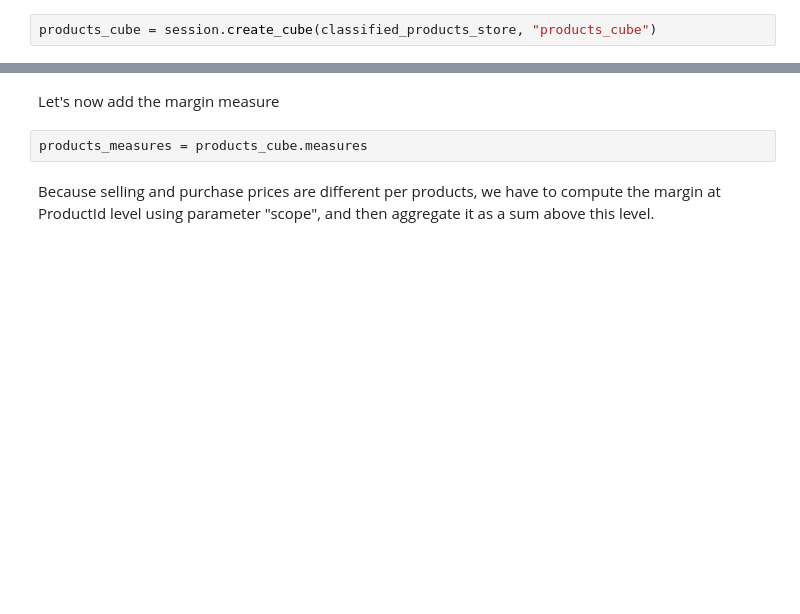
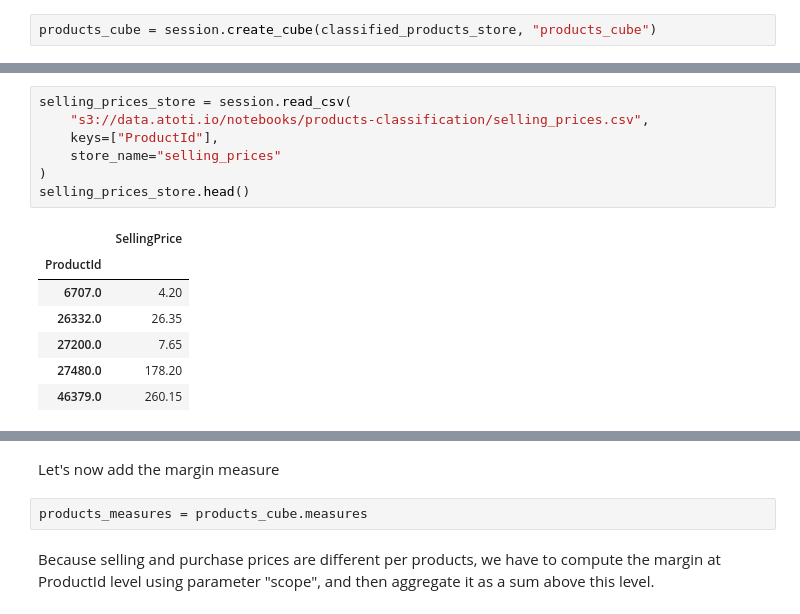
Before and after one commit to atoti/notebooks, a Jupyter notebook: retail/pricing-simulations-around-product-classes/main.ipynb, the cells around one changed output, grey strips where cells are left out. Drawn from its saved outputs; the diff is of its cells as text; blank space fills up the shorter version.

```diff
--- a/retail/pricing-simulations-around-product-classes/main.ipynb
+++ b/retail/pricing-simulations-around-product-classes/main.ipynb
@@ -74,0 +104,15 @@ Install the Atoti JupyterLab extension to see this widget.
+# %%
+selling_prices_store = session.read_csv(
+    "s3://data.atoti.io/notebooks/products-classification/selling_prices.csv",
+    keys=["ProductId"],
+    store_name="selling_prices"
+)
+selling_prices_store.head()
+# %% [output]
+|  | SellingPrice |
+| ProductId |  |
+| 6707.0 | 4.20 |
+| 26332.0 | 26.35 |
+| 27200.0 | 7.65 |
+| 27480.0 | 178.20 |
+| 46379.0 | 260.15 |
```
Also changed, not shown: parts of 53 cells of this notebook, 1 other file.
